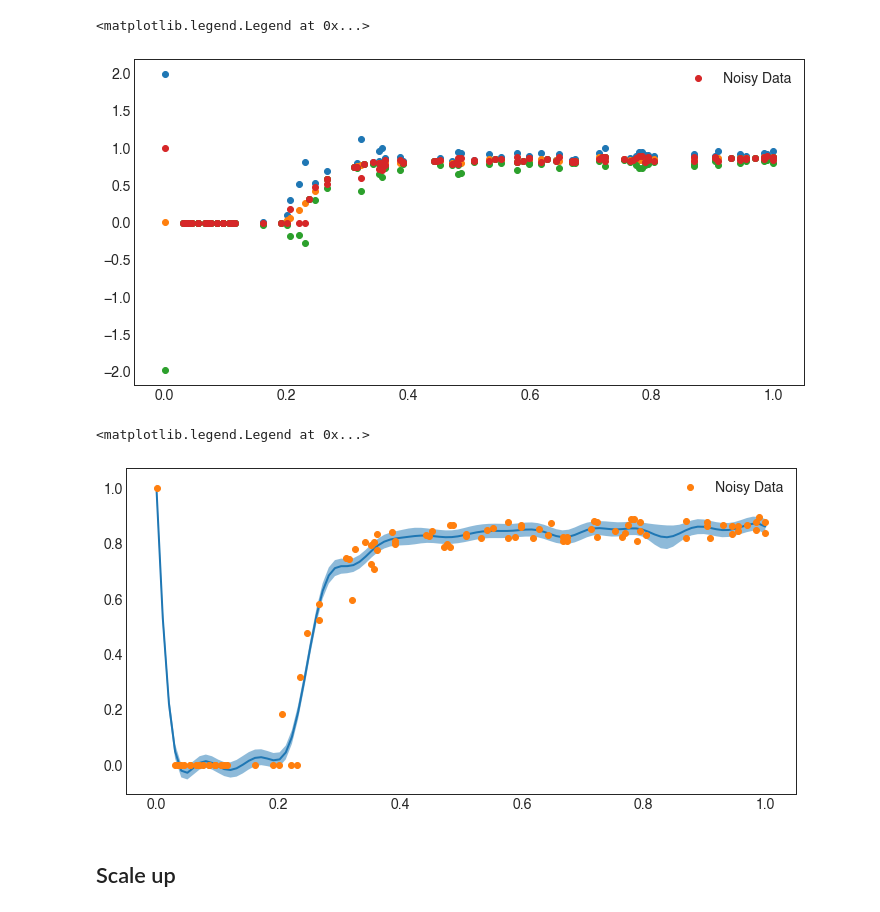
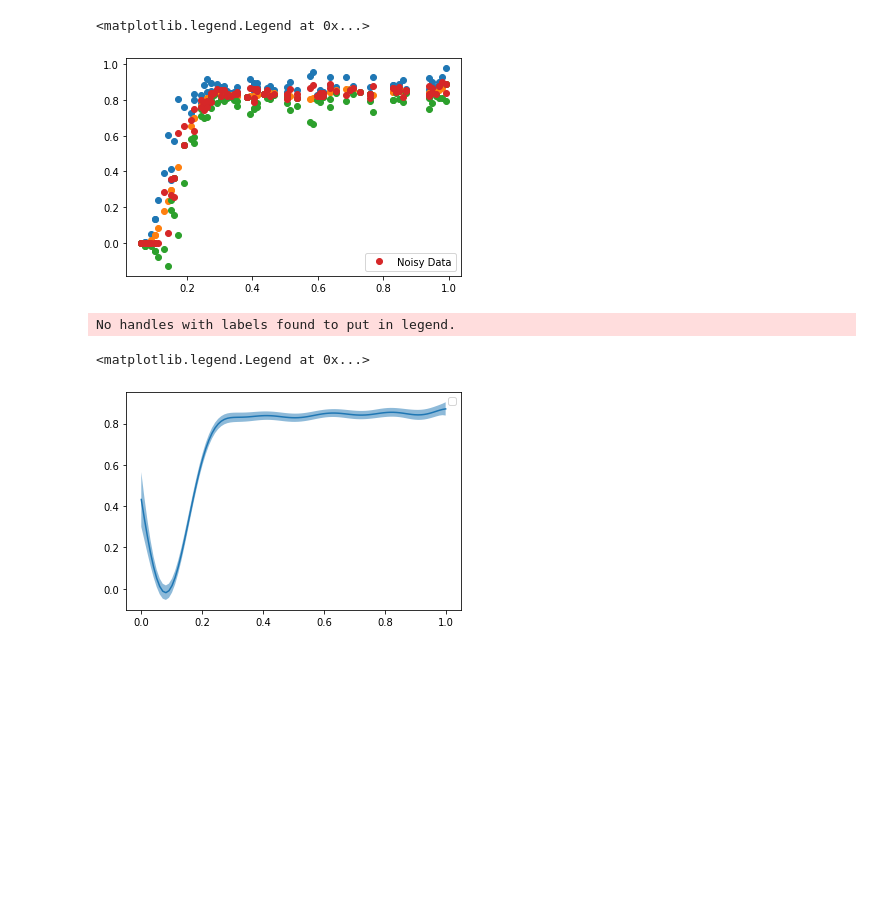
Before and after one commit to kLabUM/BaeOpt, a Jupyter notebook: scenarios/Uncertanity/Prototyping-Notebooks/SingleBasin-HetroGP.ipynb, the cells around one changed output. Saved outputs shown, nothing was run; the diff lists cells and outputs as text; code cells hidden in the pictures; blank space fills up the shorter version.

```diff
--- a/scenarios/Uncertanity/Prototyping-Notebooks/SingleBasin-HetroGP.ipynb
+++ b/scenarios/Uncertanity/Prototyping-Notebooks/SingleBasin-HetroGP.ipynb
@@ -139,12 +7,5 @@ for i in range(0, 200):
+# %%
+data = np.load("DataSamples.npy").item()
 # %%
-y_train = np.array(y)
-x_train = np.array(x)
+x = np.array(data["actions"][:100])
+y = np.array(data["reward"][:100])
-# %%
-plt.rcParams["figure.figsize"] = (12,6)
-plt.subplot(1,2,1)
-plt.plot(x, y, 'o')
-plt.title("Simulated Data")
-plt.subplot(1,2,2)
-y_train = (y - np.array(y).min())/(np.array(y).max() - np.array(y).min())
-plt.plot(x_train, y_train, 'o')
-plt.title("Normalized Data")
@@ -255,9 +98,9 @@ Optimization restart 2/2, f = 234.82539070353104
 # %%
 rbf = GPy.kern.RBF(input_dim=1)
-noise = GPy.kern.WhiteHeteroscedastic(input_dim=1, num_data=x_train.shape[0])
+noise = GPy.kern.WhiteHeteroscedastic(input_dim=1, num_data=x.shape[0])
 k3 = rbf + noise
-gp3 = GPy.models.GPRegression(x_train.reshape(-1,1), y_train.reshape(-1,1), k3)
-k3.parts[1].variance = np.exp(m_n).reshape(x_train.shape[0])
+gp3 = GPy.models.GPRegression(x.reshape(-1,1), y.reshape(-1,1), k3)
+k3.parts[1].variance = np.exp(m_n).reshape(x.shape[0])
 # %%
 k3.parts[0] = kernel1.parts[0]
 gp3.optimize()
@@ -275,17 +118,17 @@ Optimization restart 5/5, f = -257.1967569763427
  <paramz.optimization.optimization.opt_lbfgsb at 0x...>,
  <paramz.optimization.optimization.opt_lbfgsb at 0x...>]
 # %%
-m, v = gp3.predict(x_train.reshape(-1,1))
+m, v = gp3.predict(x.reshape(-1,1))
 up = m.reshape(-1) + 2.0*np.sqrt(v.reshape(-1))
 dwn = m.reshape(-1) - 2.0*np.sqrt(v.reshape(-1))
-plt.plot(x_train, up, 'o')
-plt.plot(x_train, m, 'o')
-plt.plot(x_train, dwn, 'o')
-plt.plot(x_train, y_train, 'o', label="Noisy Data")
+plt.plot(x, up, 'o')
+plt.plot(x, m, 'o')
+plt.plot(x, dwn, 'o')
+plt.plot(x, y, 'o', label="Noisy Data")
 plt.legend()
 # %% [output]
 <matplotlib.legend.Legend at 0x...>
-[figure, old version]
+[figure, new version]
 # %%
 valve = np.linspace(0, 1.0, 100)
 m_n, v_n = gp2.predict(valve.reshape(-1,1))
@@ -295,10 +138,9 @@ up = m.reshape(-1) + 2.0*np.sqrt(v.reshape(-1))
 dwn = m.reshape(-1) - 2.0*np.sqrt(v.reshape(-1))
 plt.fill_between(valve, up, dwn, alpha=0.5)
 plt.plot(valve, m)
-plt.plot(x_train, y_train, 'o', label="Noisy Data")
+#plt.plot(x, y, 'o', label="Noisy Data")
 plt.legend()
 # %% [output]
-<matplotlib.legend.Legend at 0x...>
+No handles with labels found to put in legend.
+<matplotlib.legend.Legend at 0x...>
-[figure, old version]
+[figure, new version]
-# %% [markdown]
-## Scale up
```
Also changed, not shown: parts of 26 cells of this notebook, 28 other files.
